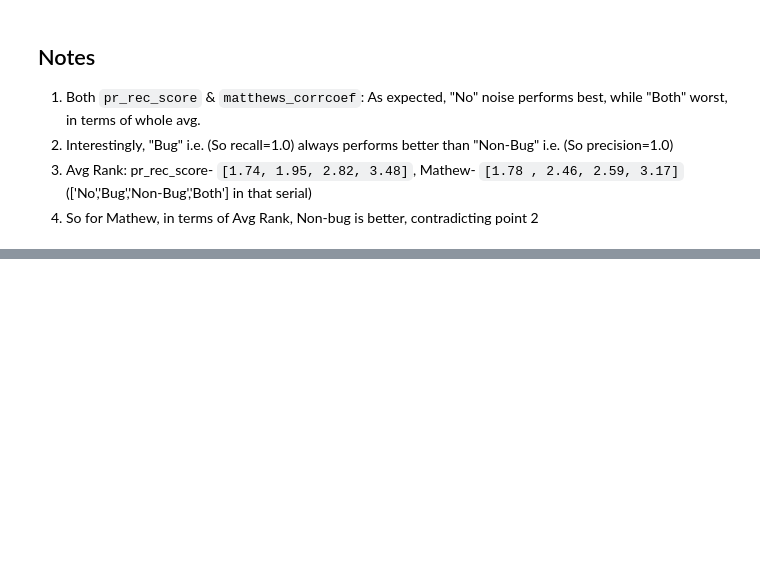
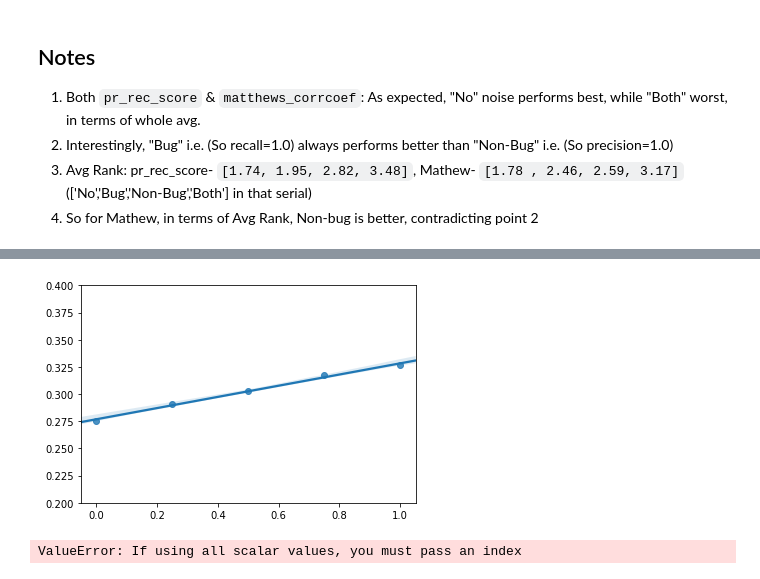
Before and after one commit to Shihab-Shahriar/analytics, a Jupyter notebook: FP vs FN Noise.ipynb, the cells around one changed output, grey strips where cells are left out. Saved outputs shown, nothing was run; the diff lists cells and outputs as text; code cells hidden in the pictures; blank space fills up the shorter version.

```diff
--- a/FP vs FN Noise.ipynb
+++ b/FP vs FN Noise.ipynb
@@ -315,3 +377,13 @@ import scikit_posthocs as sp
+# %%
+X,Y = list(dic.keys()),list(dic.values())
+plt.ylim(0.2,.4)
+sns.regplot(X,Y,order=1);
+# %% [output]
+[figure, added]
+# %%
+sns.boxplot(data=pd.DataFrame(dic));
+# %% [output]
+ValueError: If using all scalar values, you must pass an index
 # %%
 df = pd.read_csv("FP vs FN Noise Impact_10.csv",header=[0,1,2,3],index_col=0)
 df.isna().sum().sum(),df.shape
```
Also changed, not shown: parts of 10 cells of this notebook, 8 other files.
